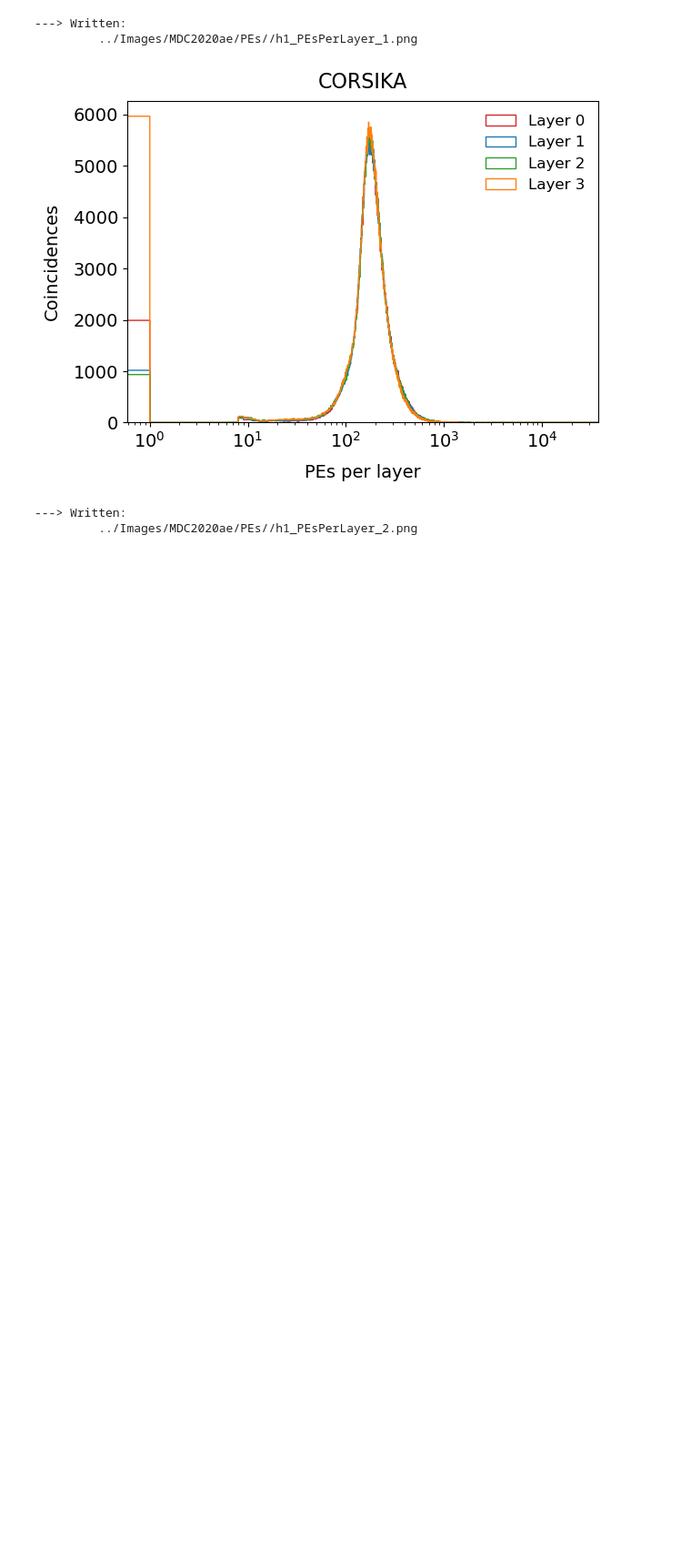
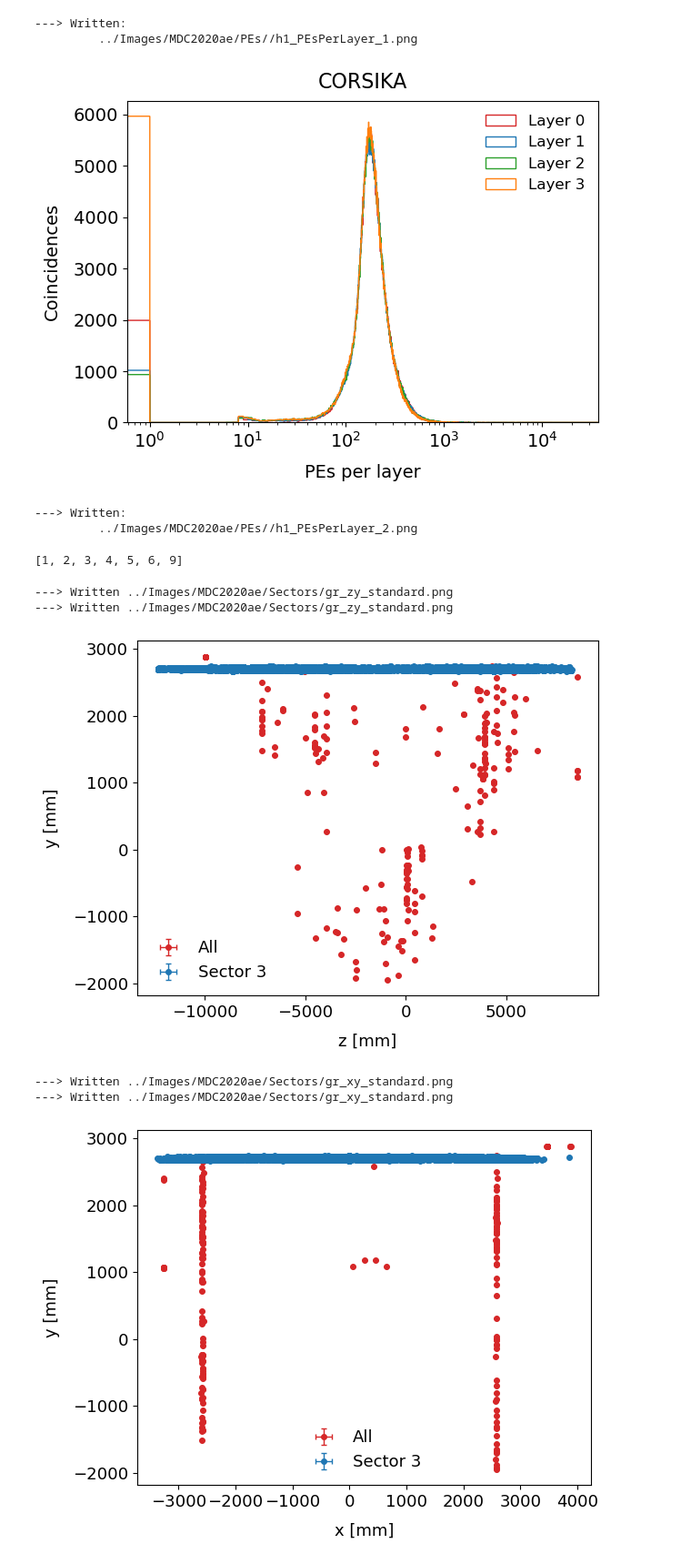
Before and after one commit to sam-grant/CRVSim, a Jupyter notebook: Analyses/Jupyter/PEs.ipynb, the cells around one changed output. Shown: that part at 91% size. Saved outputs shown, nothing was run; the diff lists cells and outputs as text; code cells hidden in the pictures; blank space fills up the shorter version.

```diff
--- a/Analyses/Jupyter/PEs.ipynb
+++ b/Analyses/Jupyter/PEs.ipynb
@@ -178,0 +322,33 @@ Plot1DOverlay({"Layer 0" : PEsPerLayer2_0,
+# %%
+print(list(set(ak.flatten(data2_["crvcoincs.sectorType"], axis=None))))
+# %% [output]
+[1, 2, 3, 4, 5, 6, 9]
+# %%
+# Filter sector 1 (CRV-T)
+# data1_ = data1_[data1_["crvcoincs.sectorType"] == 1]
+
+# print(list(set(ak.flatten(data2_["crv"]["crvcoincs.sectorType"], axis=None))))
+
+length=1e3
+
+sector = 3
+sectorCondition = data2_["crvcoincs.sectorType"] == sector
+
+graphs_ = { "All" : [ ak.flatten(data2_["crvcoincs.pos.fCoordinates.fZ"], axis=None)[:length], [], ak.flatten(data2_["crvcoincs.pos.fCoordinates.fY"], axis=None)[:length], [] ]
+           , f"Sector {sector}" : [ ak.flatten(data2_["crvcoincs.pos.fCoordinates.fZ"][sectorCondition], axis=None), [], ak.flatten(data2_["crvcoincs.pos.fCoordinates.fY"][sectorCondition], axis=None), [] ]
+          }
+
+PlotGraphOverlay(graphs_, xlabel="z [mm]", ylabel="y [mm]", fout="../Images/MDC2020ae/Sectors/gr_zy_standard.png")
+
+graphs_ = { "All" : [ ak.flatten(data2_["crvcoincs.pos.fCoordinates.fX"], axis=None)[:length], [], ak.flatten(data2_["crvcoincs.pos.fCoordinates.fY"], axis=None)[:length], [] ]
+           , f"Sector {sector}" : [ ak.flatten(data2_["crvcoincs.pos.fCoordinates.fX"][sectorCondition], axis=None), [], ak.flatten(data2_["crvcoincs.pos.fCoordinates.fY"][sectorCondition], axis=None), [] ]
+          }
+
+PlotGraphOverlay(graphs_, xlabel="x [mm]", ylabel="y [mm]", fout="../Images/MDC2020ae/Sectors/gr_xy_standard.png")
+# %% [output]
+---> Written ../Images/MDC2020ae/Sectors/gr_zy_standard.png
+---> Written ../Images/MDC2020ae/Sectors/gr_zy_standard.png
+[figure, added]
+---> Written ../Images/MDC2020ae/Sectors/gr_xy_standard.png
+---> Written ../Images/MDC2020ae/Sectors/gr_xy_standard.png
+[figure, added]
```
Also changed, not shown: parts of 7 cells of this notebook.
